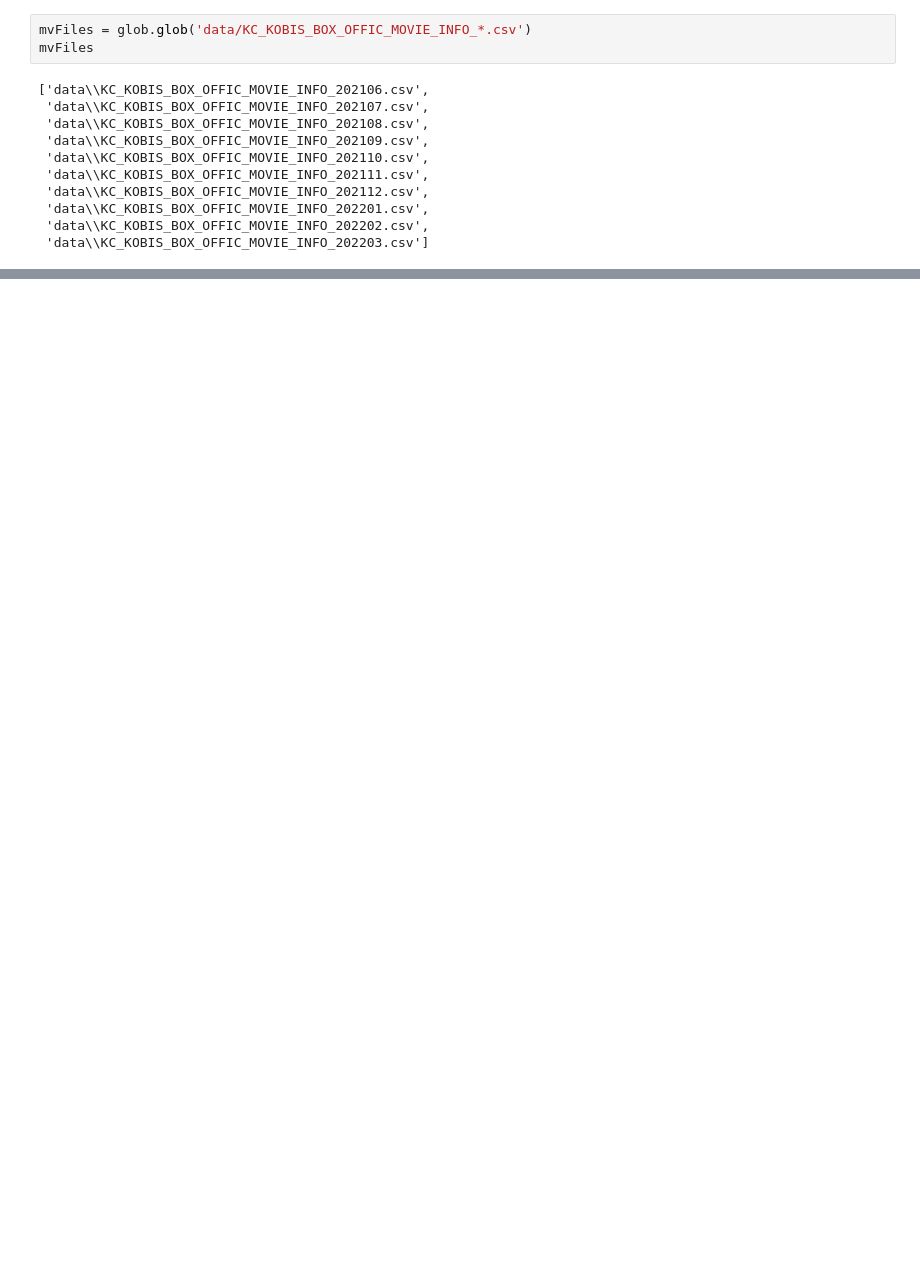
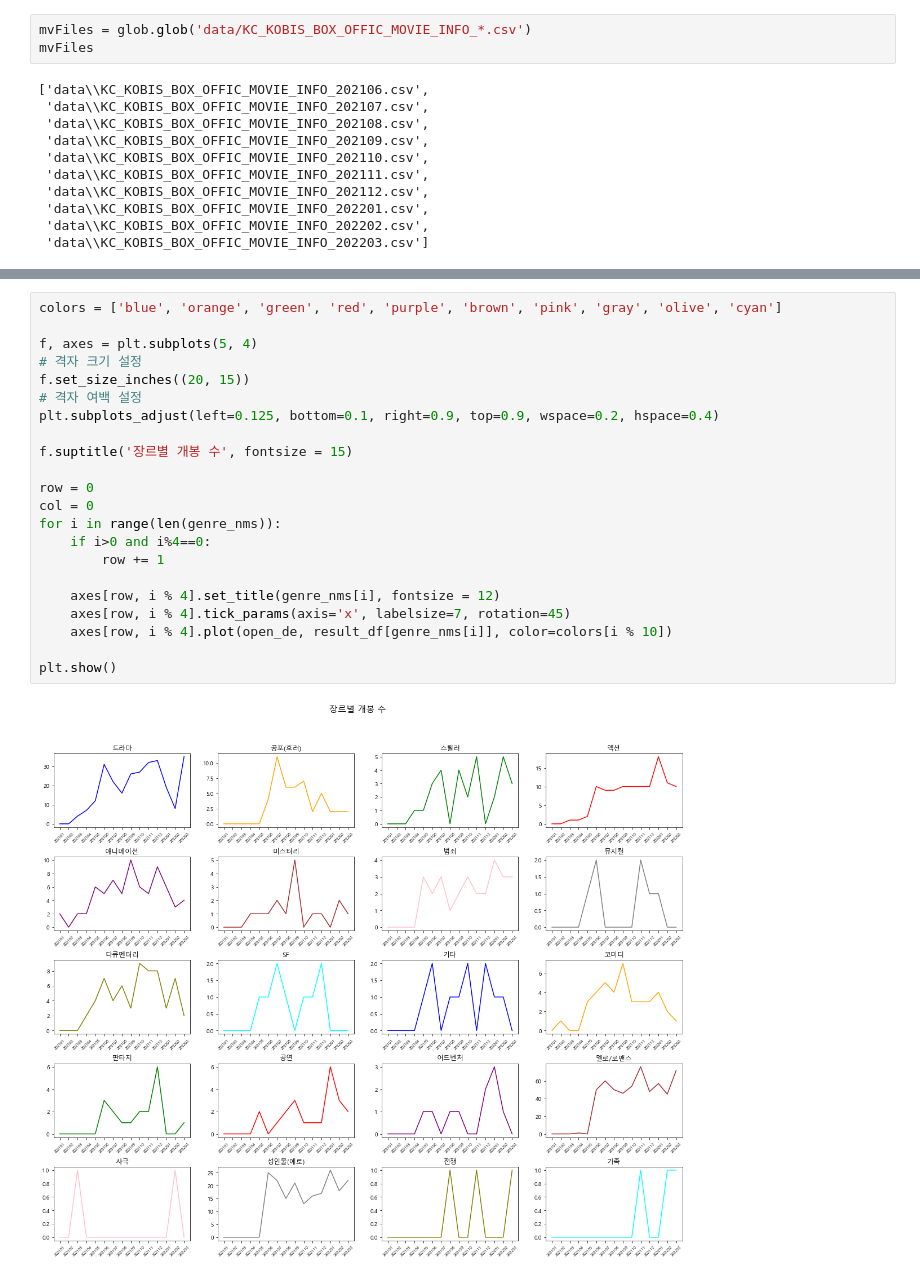
Before and after one commit to CoffeeShelter/PopularMovie, a Jupyter notebook: movies.ipynb, the cells around one changed output, grey strips where cells are left out. Drawn from its saved outputs; the diff is of its cells as text; blank space fills up the shorter version.

```diff
--- a/movies.ipynb
+++ b/movies.ipynb
@@ -47,0 +129,24 @@ mvs
+# %%
+colors = ['blue', 'orange', 'green', 'red', 'purple', 'brown', 'pink', 'gray', 'olive', 'cyan']
+
+f, axes = plt.subplots(5, 4)
+# 격자 크기 설정
+f.set_size_inches((20, 15))
+# 격자 여백 설정
+plt.subplots_adjust(left=0.125, bottom=0.1, right=0.9, top=0.9, wspace=0.2, hspace=0.4)
+
+f.suptitle('장르별 개봉 수', fontsize = 15)
+
+row = 0
+col = 0
+for i in range(len(genre_nms)):
+    if i>0 and i%4==0:
+        row += 1
+
+    axes[row, i % 4].set_title(genre_nms[i], fontsize = 12)
+    axes[row, i % 4].tick_params(axis='x', labelsize=7, rotation=45)
+    axes[row, i % 4].plot(open_de, result_df[genre_nms[i]], color=colors[i % 10])
+
+plt.show()
+# %% [output]
+[figure, added]
```
Also changed, not shown: parts of 6 cells of this notebook, 1 other file.
